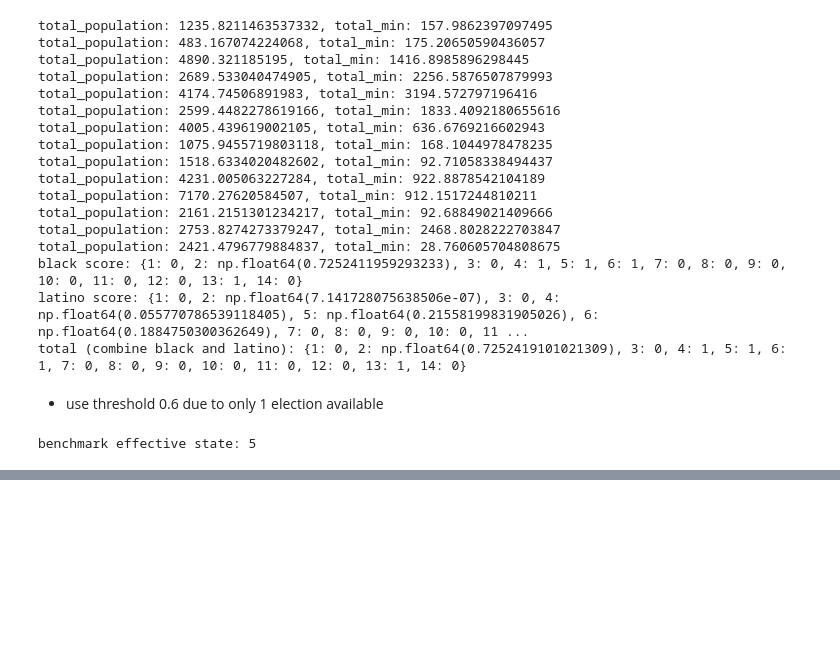
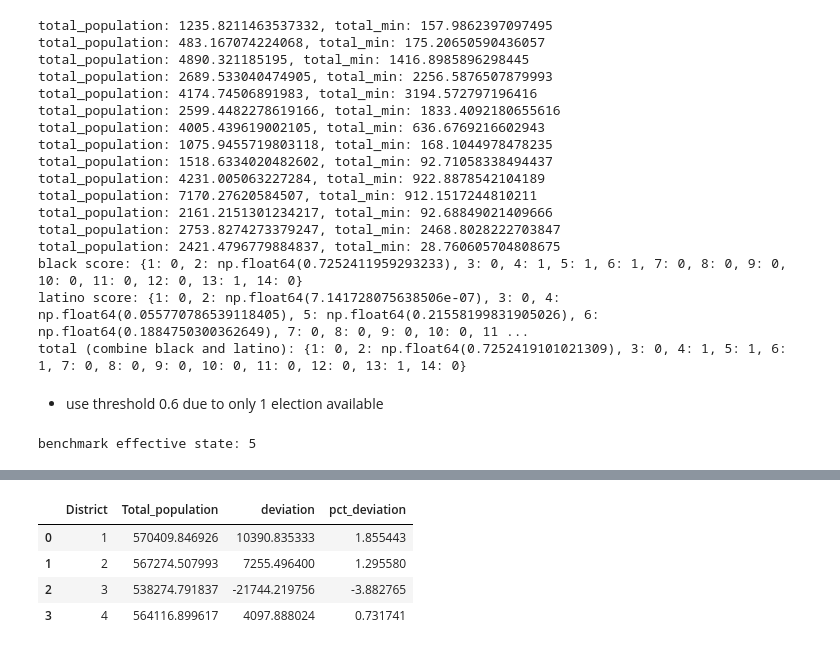
Before and after one commit to CSE416-Rockies/Rockies-VRA-Repeal-Analysis, a Jupyter notebook: preprocessing/GerryChain/ei.ipynb, the cells around one changed output, grey strips where cells are left out. Cells and saved outputs as stored; diff of their text form; code cells hidden in the pictures; blank space fills up the shorter version.

```diff
--- a/preprocessing/GerryChain/ei.ipynb
+++ b/preprocessing/GerryChain/ei.ipynb
@@ -378,0 +416,17 @@ benchmark effective state: 5
+# %%
+ar_district_pop = ar_grouped[pop_col]
+ar_district_pop = ar_district_pop.reset_index()
+ar_district_pop = ar_district_pop.rename(columns={'index':"District"})
+ar_district_pop.head()
+ideal = ar_district_pop["Total_population"].mean()
+
+ar_district_pop["deviation"] = ar_district_pop["Total_population"] - ideal
+ar_district_pop["pct_deviation"] = ar_district_pop["deviation"] / ideal * 100
+# %%
+ar_district_pop
+# %% [output]
+|  | District | Total_population | deviation | pct_deviation |
+| 0 | 1 | 570409.846926 | 10390.835333 | 1.855443 |
+| 1 | 2 | 567274.507993 | 7255.496400 | 1.295580 |
+| 2 | 3 | 538274.791837 | -21744.219756 | -3.882765 |
+| 3 | 4 | 564116.899617 | 4097.888024 | 0.731741 |
```
Also changed, not shown: parts of 4 cells of this notebook, 16 other files.
